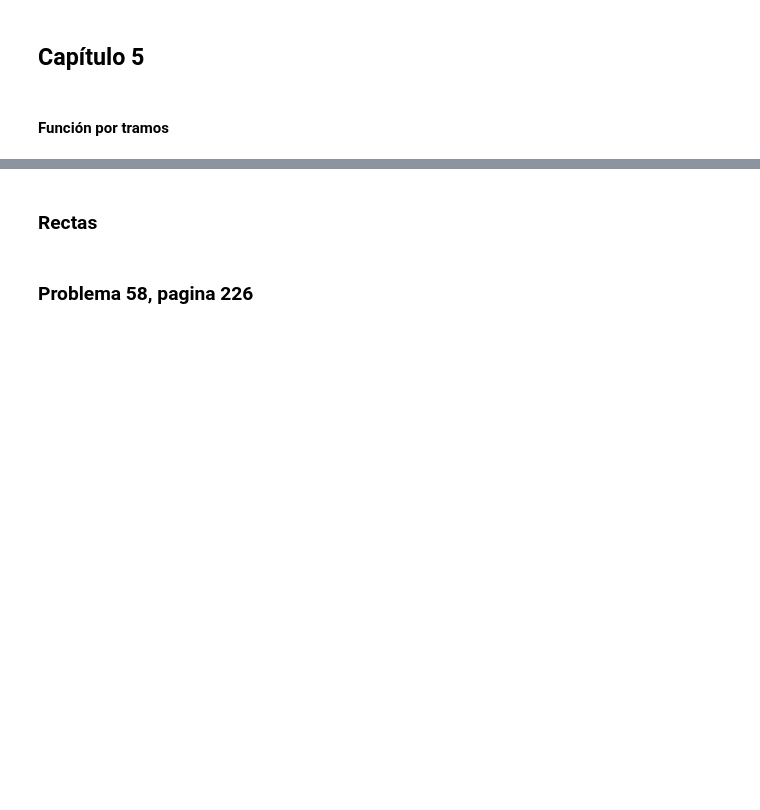
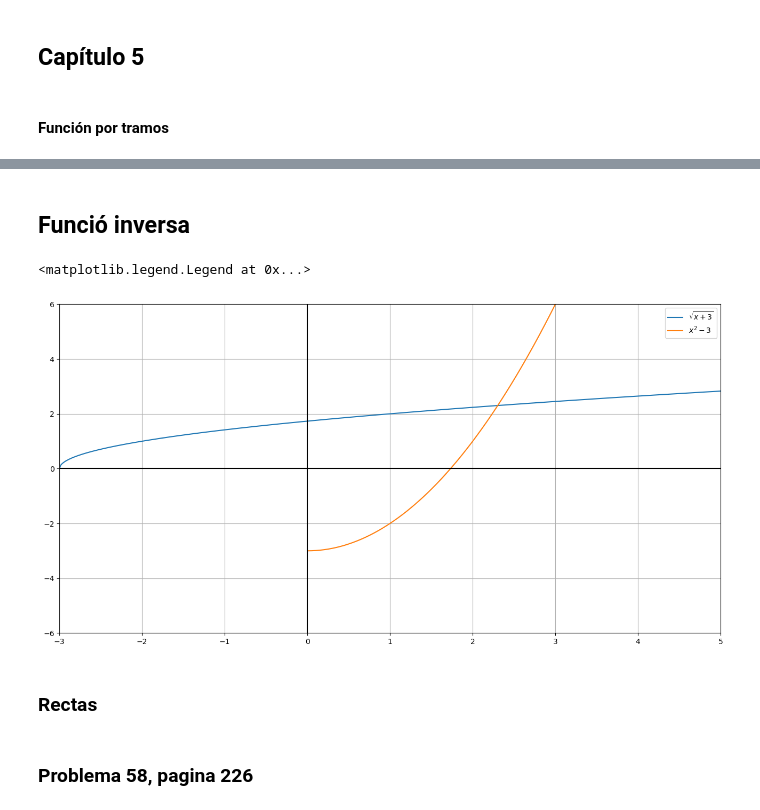
Before and after one commit to italoignacio/BM, a Jupyter notebook: PyBM/PyBM.ipynb, the cells around one changed output, grey strips where cells are left out. Saved outputs shown, nothing was run; the diff lists cells and outputs as text; code cells hidden in the pictures; blank space fills up the shorter version.

```diff
--- a/PyBM/PyBM.ipynb
+++ b/PyBM/PyBM.ipynb
@@ -71,0 +68,23 @@ plt.show()
+# %% [markdown]
+## Funció inversa
+# %%
+def raiz3(x0):
+    return np.sqrt(x0+3)
+def cua3(x00):
+    return x00**2 -3
+
+x10=np.linspace(-3,5,500)
+x100=np.linspace(-0,5,500)
+
+plt.figure(figsize=(16,8))
+plt.plot(x10, raiz3(x10),label=r'$\sqrt{x+3}$')
+plt.plot(x100, cua3(x100),label=r'$x^{2}-3$')
+plt.axhline(y = 0, color = 'black', linestyle = '-')
+plt.vlines(x=0, ymin=-6, ymax=8, colors='k', linestyles='solid')
+plt.ylim(-6,6)
+plt.xlim(-3,5)
+plt.grid()
+plt.legend(loc=0)
+# %% [output]
+<matplotlib.legend.Legend at 0x...>
+[figure, added]
```
Also changed, not shown: parts of 16 cells of this notebook, 7 other files.
